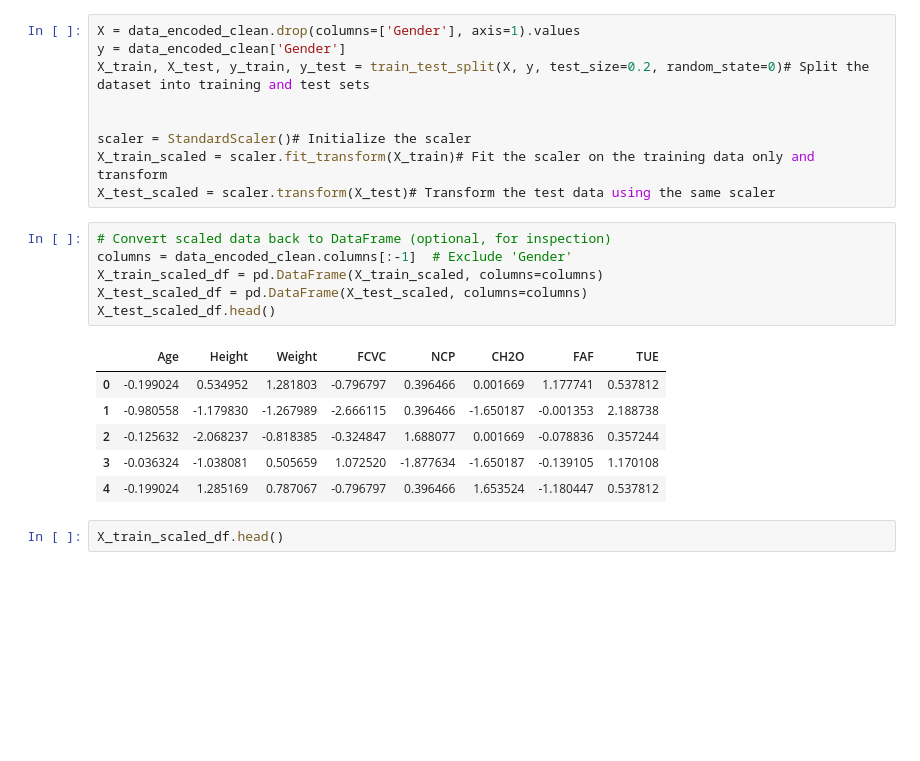
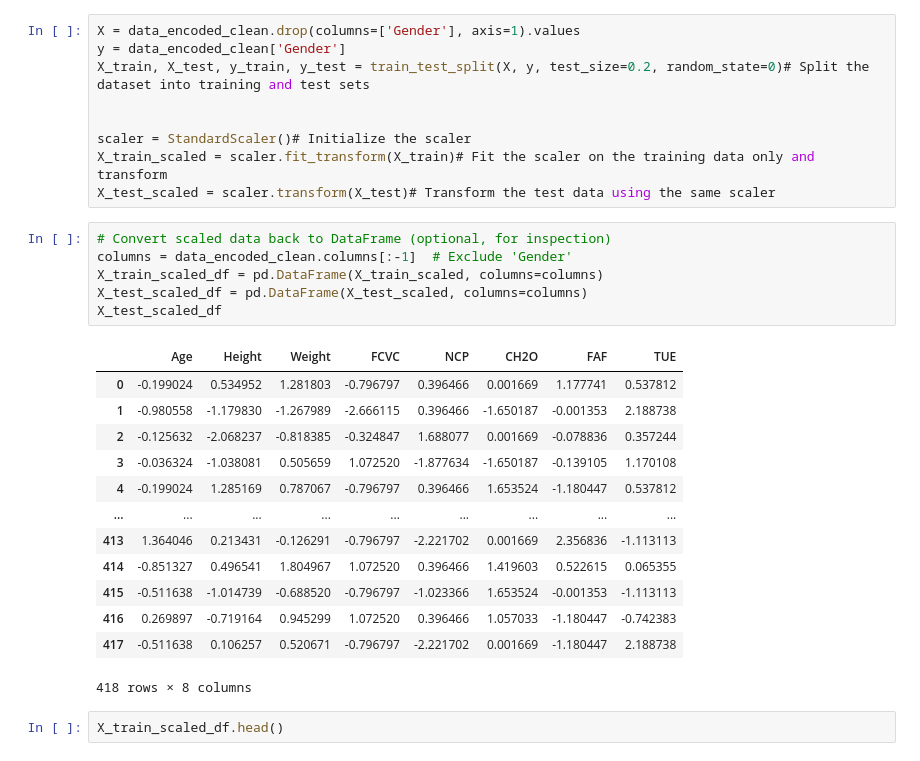
Before and after one commit to TimotheeNkwar/School_Project, a Jupyter notebook: Machine Learning/Machine_Learning_Projetcts.ipynb, the cells around one changed output. Saved outputs shown, nothing was run; the diff lists cells and outputs as text; blank space fills up the shorter version.

```diff
--- a/Machine Learning/Machine_Learning_Projetcts.ipynb
+++ b/Machine Learning/Machine_Learning_Projetcts.ipynb
@@ -433,16 +405,23 @@ X_test_scaled = scaler.transform(X_test)# Transform the test data using the same
 # %%
 # Convert scaled data back to DataFrame (optional, for inspection)
 columns = data_encoded_clean.columns[:-1]  # Exclude 'Gender'
 X_train_scaled_df = pd.DataFrame(X_train_scaled, columns=columns)
 X_test_scaled_df = pd.DataFrame(X_test_scaled, columns=columns)
-X_test_scaled_df.head()
+X_test_scaled_df
 # %% [output]
 |  | Age | Height | Weight | FCVC | NCP | CH2O | FAF | TUE |
 | 0 | -0.199024 | 0.534952 | 1.281803 | -0.796797 | 0.396466 | 0.001669 | 1.177741 | 0.537812 |
 | 1 | -0.980558 | -1.179830 | -1.267989 | -2.666115 | 0.396466 | -1.650187 | -0.001353 | 2.188738 |
 | 2 | -0.125632 | -2.068237 | -0.818385 | -0.324847 | 1.688077 | 0.001669 | -0.078836 | 0.357244 |
 | 3 | -0.036324 | -1.038081 | 0.505659 | 1.072520 | -1.877634 | -1.650187 | -0.139105 | 1.170108 |
 | 4 | -0.199024 | 1.285169 | 0.787067 | -0.796797 | 0.396466 | 1.653524 | -1.180447 | 0.537812 |
+| ... | ... | ... | ... | ... | ... | ... | ... | ... |
+| 413 | 1.364046 | 0.213431 | -0.126291 | -0.796797 | -2.221702 | 0.001669 | 2.356836 | -1.113113 |
+| 414 | -0.851327 | 0.496541 | 1.804967 | 1.072520 | 0.396466 | 1.419603 | 0.522615 | 0.065355 |
+| 415 | -0.511638 | -1.014739 | -0.688520 | -0.796797 | -1.023366 | 1.653524 | -0.001353 | -1.113113 |
+| 416 | 0.269897 | -0.719164 | 0.945299 | 1.072520 | 0.396466 | 1.057033 | -1.180447 | -0.742383 |
+| 417 | -0.511638 | 0.106257 | 0.520671 | -0.796797 | -2.221702 | 0.001669 | -1.180447 | 2.188738 |
+418 rows × 8 columns
 # %%
 X_train_scaled_df.head()
 # %% [output]
```
Also changed, not shown: parts of 5 cells of this notebook.
